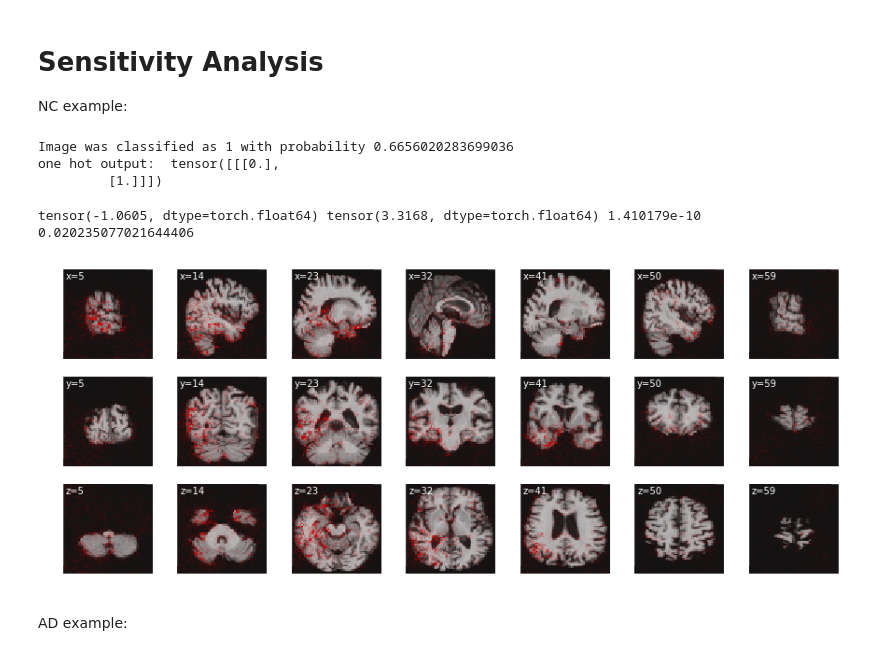
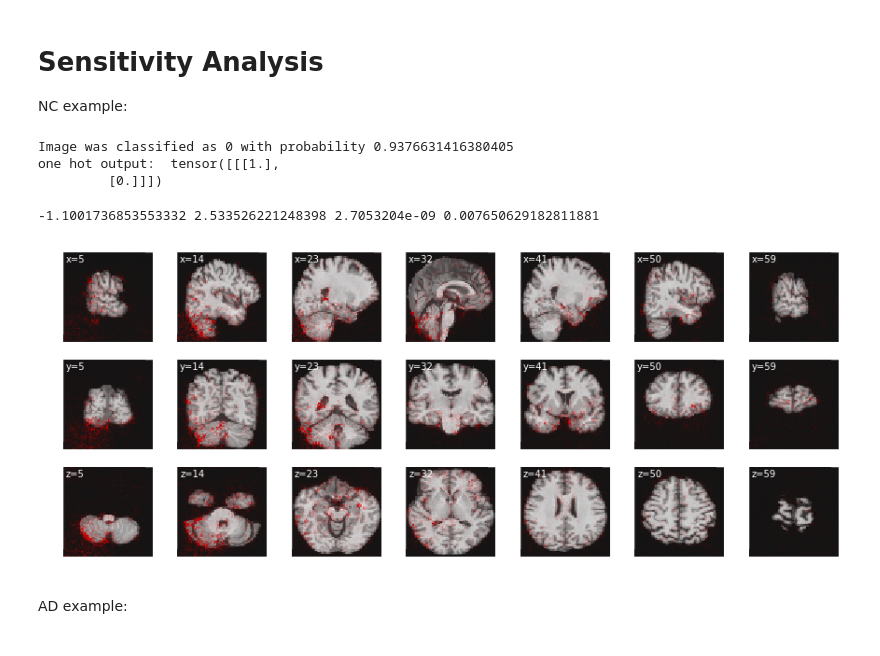
Before and after one commit to kathyfan/cs231n-adni, a Jupyter notebook: new_code/occlusion_backprop_vis.ipynb, the cells around one changed output. Saved outputs shown, nothing was run; the diff lists cells and outputs as text; code cells hidden in the pictures.

```diff
--- a/new_code/occlusion_backprop_vis.ipynb
+++ b/new_code/occlusion_backprop_vis.ipynb
@@ -91,18 +91,18 @@ train_data[0][0].shape
 
 NC example:
 # %%
-relevance_map_backprop = interpretation.sensitivity_analysis(net, test_data[0], cuda=False, verbose=True)
+relevance_map_backprop = interpretation.sensitivity_analysis(net, test_data[11], cuda=False, verbose=True)
 # %% [output]
-Image was classified as 1 with probability 0.6656020283699036
-one hot output:  tensor([[[0.],
-         [1.]]])
+Image was classified as 0 with probability 0.9376631416380405
+one hot output:  tensor([[[1.],
+         [0.]]])
 # %%
-vis_utils.plot_slices(neg_ex, num_slices = 7, overlay=relevance_map_backprop[0],
+vis_utils.plot_slices(test_data[11][0], num_slices = 7, overlay=relevance_map_backprop[0],
                   overlay_vmax=np.percentile(relevance_map_backprop, 99.9),
                   overlay_cmap=vis_utils.alpha_to_red_cmap)
 # %% [output]
-tensor(-1.0605, dtype=torch.float64) tensor(3.3168, dtype=torch.float64) 1.410179e-10 0.020235077021644406
+-1.1001736853553332 2.533526221248398 2.7053204e-09 0.007650629182811881
-[figure, old version]
+[figure, new version]
 # %% [markdown]
 AD example:
 # %%
```
Also changed, not shown: parts of 10 cells of this notebook.
